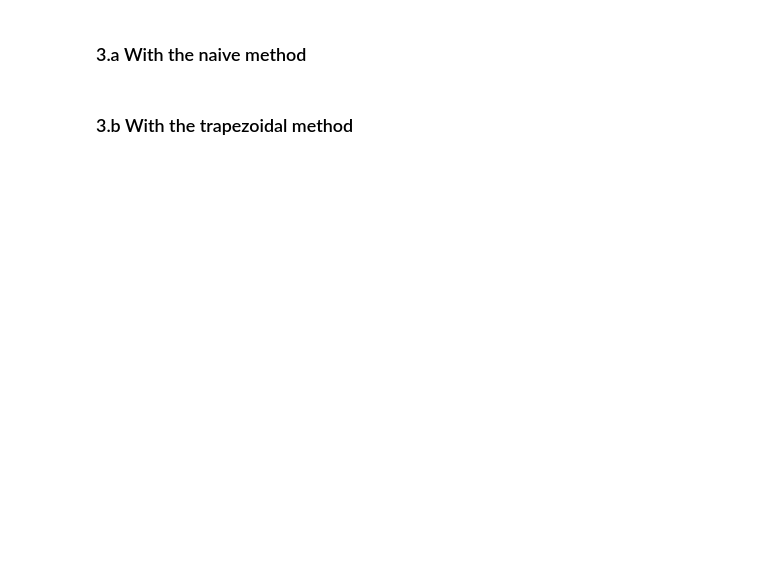
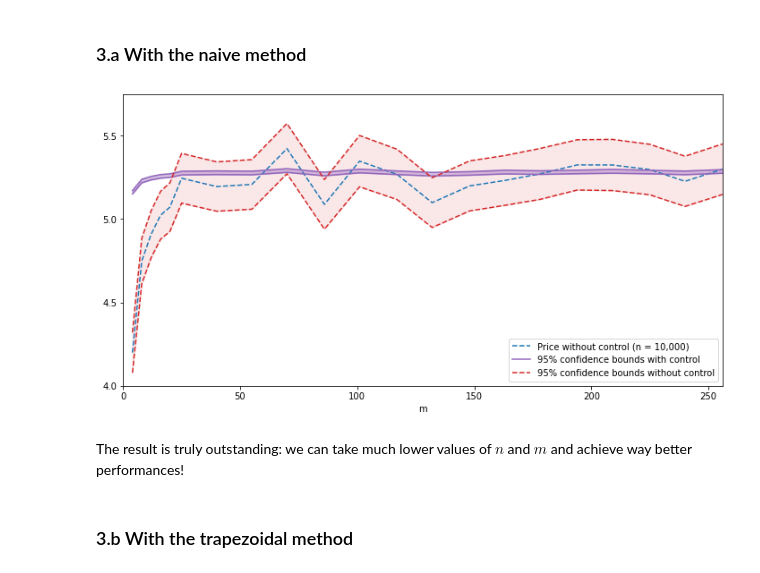
Before and after one commit to 20castro/Projet_MC, a Jupyter notebook: implementations/mc_approaches.ipynb, the cells around one changed output. Cells and saved outputs as stored; diff of their text form; code cells hidden in the pictures; blank space fills up the shorter version.

Commit message:
Control implementation (naive and trapeze)

```diff
--- a/implementations/mc_approaches.ipynb
+++ b/implementations/mc_approaches.ipynb
@@ -250,7 +255,7 @@ def control_expectation(
     b = sigma*np.sqrt(T/3)
     rho = K/S0
     xstar = (np.log(rho) - a)/b
-    return np.exp(-r*T)*S0*(np.exp(a + b**2/2)*norm.cdf(b - xstar) - rho*norm.cdf(-xstar))
+    return np.exp(-r*T)*(S0*np.exp(a + b**2/2)*norm.cdf(b - xstar) - K*norm.cdf(-xstar))
 # %%
 # Test (looks good)
 
@@ -272,7 +277,8 @@ def naive_control(
         K: float,          # strike of the fixed-strike Asian call
         T: float,          # maturity of the option
         S0: float          # spot at time t=0
-) -> tuple[float, float, float]:  # returns the estimation and the half-length of the 95% confidence interval
+) -> tuple[float, float, float, float, float]:
+    # returns the estimation and the half-length of the 95% confidence interval with and without control
     h = T/m
     dw = np.sqrt(h)*sigma*np.random.randn(m, n) # brownian motion increments x sigma (independent)
     wt = np.cumsum(dw, axis=0)                  # brownian motion values for time t = 1, ..., m
@@ -280,9 +286,43 @@ def naive_control(
     drift = (r - sigma**2/2)*h*np.arange(m + 1).reshape((m + 1, 1))
     s = S0*np.exp(drift + w)                    # trajectory at time t = 0, ..., m
     means = s[:-1, ::].mean(axis=0)             # estimatation of the mean value of the underlying
+    control_integral = S0*np.exp((r - sigma**2/2)*T/2 + w[:-1, ::].mean(axis=0))
+    control = np.exp(-r*T)*np.maximum(control_integral - K, 0)
     c = np.exp(-r*T)*np.maximum(means - K, 0)   # price for each simulation
-    # 1.96*s[:-1, ::].std(axis=0).mean()/np.sqrt(m)
-    return c.mean(), 1.96*c.std()/np.sqrt(n)
+    expectation = control_expectation(r, sigma, K, T, S0)
+    beta = control_coeff(c, control)
+    p = c + beta*(control - expectation)
+    return p.mean(), 1.96*p.std()/np.sqrt(n), c.mean(), 1.96*c.std()/np.sqrt(n)
+# %%
+fixed_n, fixed_r, fixed_K, fixed_T, fixed_sigma, fixed_S0 = 10**4, .03, 100, 1, .2, 100
+
+ms = np.concatenate([np.linspace(4, 25, 6), np.linspace(40, 256, 15)]).astype('int')
+fixed = []
+for m in ms:
+    fixed.append(list(naive_control(fixed_n, m, fixed_r, fixed_sigma, fixed_K, fixed_T, fixed_S0)))
+fixed = np.array(fixed)
+
+fig, ax = plt.subplots(figsize=(12, 6))
+ax.plot(ms, fixed[:, 2], label=r'Price without control (n = 10,000)', color='tab:blue', linestyle='--')
+ax.plot(ms, fixed[:, 0] + fixed[:, 1], color='tab:purple', label=r'95% confidence bounds with control')
+ax.plot(ms, fixed[:, 0] - fixed[:, 1], color='tab:purple')
+ax.plot(ms, fixed[:, 2] + fixed[:, 3], color='tab:red', label=r'95% confidence bounds without control', linestyle='--')
+ax.plot(ms, fixed[:, 2] - fixed[:, 3], color='tab:red', linestyle='--')
+ax.fill_between(ms, fixed[:, 2] - fixed[:, 3], fixed[:, 2] + fixed[:, 3], color='tab:red', alpha=.1)
+ax.fill_between(ms, fixed[:, 0] - fixed[:, 1], fixed[:, 0] + fixed[:, 1], color='tab:purple', alpha=.4)
+ax.set_xlabel('m')
+ax.set_xlim(0, 256)
+ax.set_ylim(4, 5.75)
+ax.set_yticks(np.arange(4, 5.6, step=.5), np.arange(4, 5.6, step=.5))
+# ax.plot([4, 4], [4, 6], linestyle=':', color='darkgray')
+# ax.plot([ms[-13], ms[-13]], [4, 6], linestyle=':', color='darkgray')
+# ax.fill_between([4, ms[-13]], [4, 4], [6, 6], color='darkgray', alpha=.25)
+# ax.annotate(text='bias $\gg$ variance', xy=(18, 5.5))
+ax.legend(loc='lower right');
+# %% [output]
+[figure, added]
+# %% [markdown]
+The result is truly outstanding: we can take much lower values of $n$ and $m$ and achieve way better performances!
 # %% [markdown]
 ### 3.b With the trapezoidal method
 # %%
```
Also changed, not shown: parts of 8 cells of this notebook.
